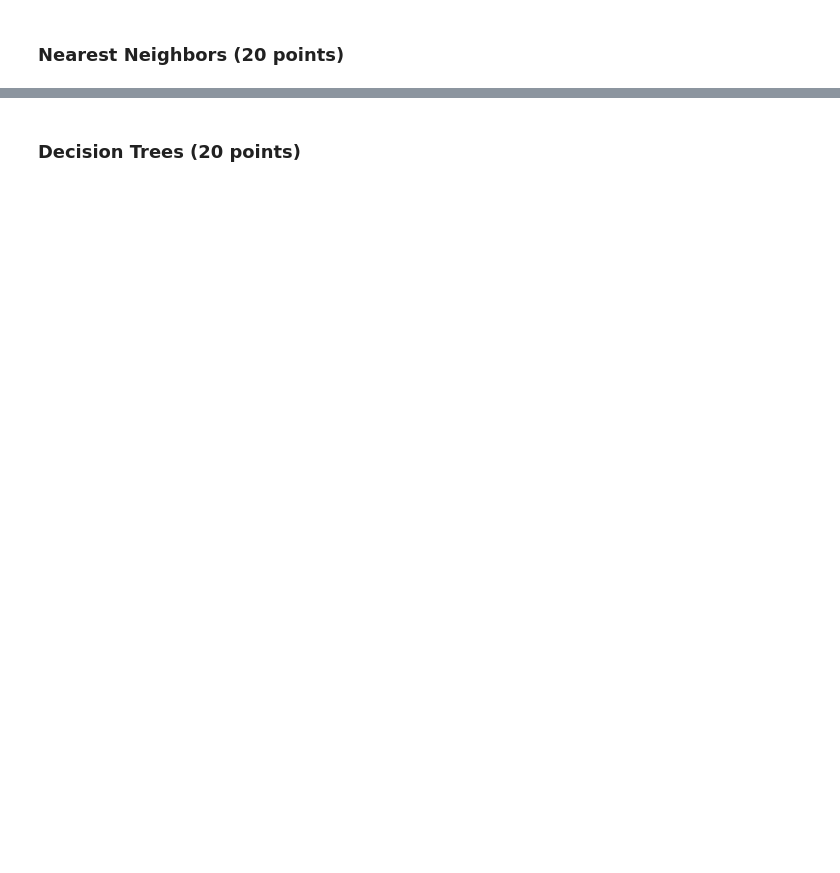
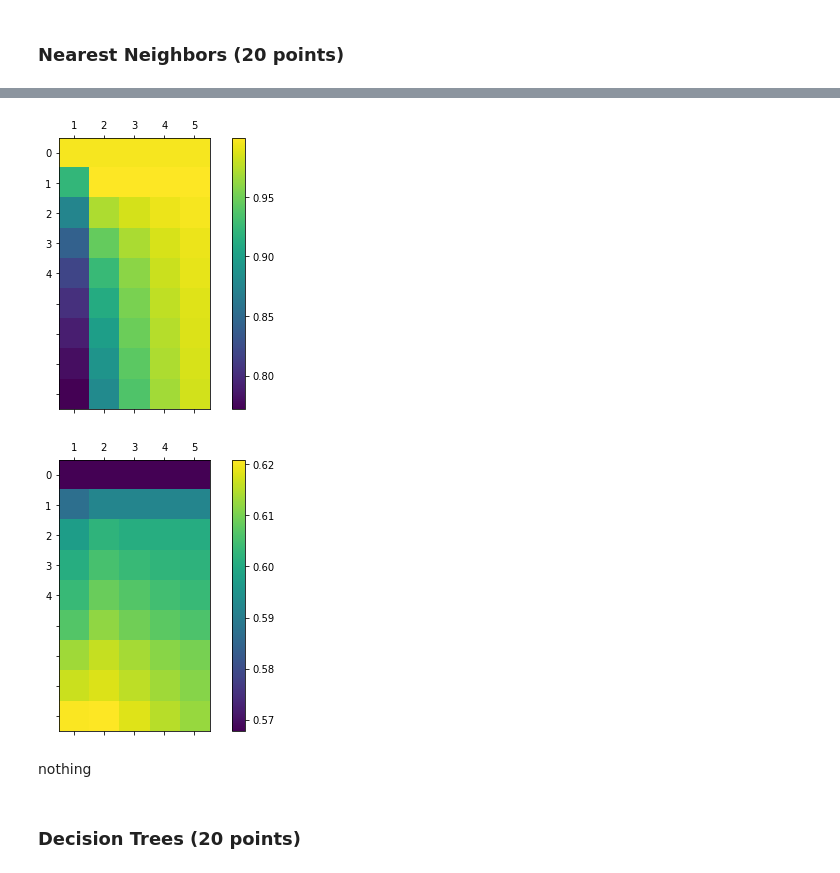
Before and after one commit to Tivcrmn/uci-cs273a, a Jupyter notebook: HW4/Homework4_11_20.ipynb, the cells around one changed output, grey strips where cells are left out. Saved outputs shown, nothing was run; the diff lists cells and outputs as text; code cells hidden in the pictures; blank space fills up the shorter version.

```diff
--- a/HW4/Homework4_11_20.ipynb
+++ b/HW4/Homework4_11_20.ipynb
@@ -153,31 +154,36 @@ nearest_neighbors_print(Xt, Yt, Xva, Yva)
 # %%
 # 3.3
 K = range(1,10,1) # Or something else
 A = range(0,5,1) # Or something else
 tr_auc = np.zeros((len(K),len(A)))
 va_auc = np.zeros((len(K),len(A)))
 for i,k in enumerate(K):
     for j,a in enumerate(A):
         learner = ml.knn.knnClassify()
         learner.train(XtS, Yt, K=k, alpha=a)
         tr_auc[i][j] = learner.auc(XtS, Yt)  # train learner using k and a
-        va_auc[i][j] = learner.auc(XvS, Yva)
+        va_auc[i][j] = learner.auc(XvS, Yv)
 
 
 # training AUC Data
 f, ax = plt.subplots(1, 1, figsize=(8, 5))
 cax = ax.matshow(tr_auc, interpolation='nearest')
 f.colorbar(cax)
 ax.set_xticklabels(['']+list(K))
 ax.set_yticklabels(['']+list(A))
 plt.show()
 
 # validation AUC Data
 f, ax = plt.subplots(1, 1, figsize=(8, 5))
 cax = ax.matshow(va_auc, interpolation='nearest')
 f.colorbar(cax)
 ax.set_xticklabels(['']+list(K))
 ax.set_yticklabels(['']+list(A))
 plt.show()
+# %% [output]
+[figure, added]
+[figure, added]
+# %% [markdown]
+nothing
 # %% [markdown]
 ### Decision Trees (20 points)
```
Also changed, not shown: parts of 18 cells of this notebook.
